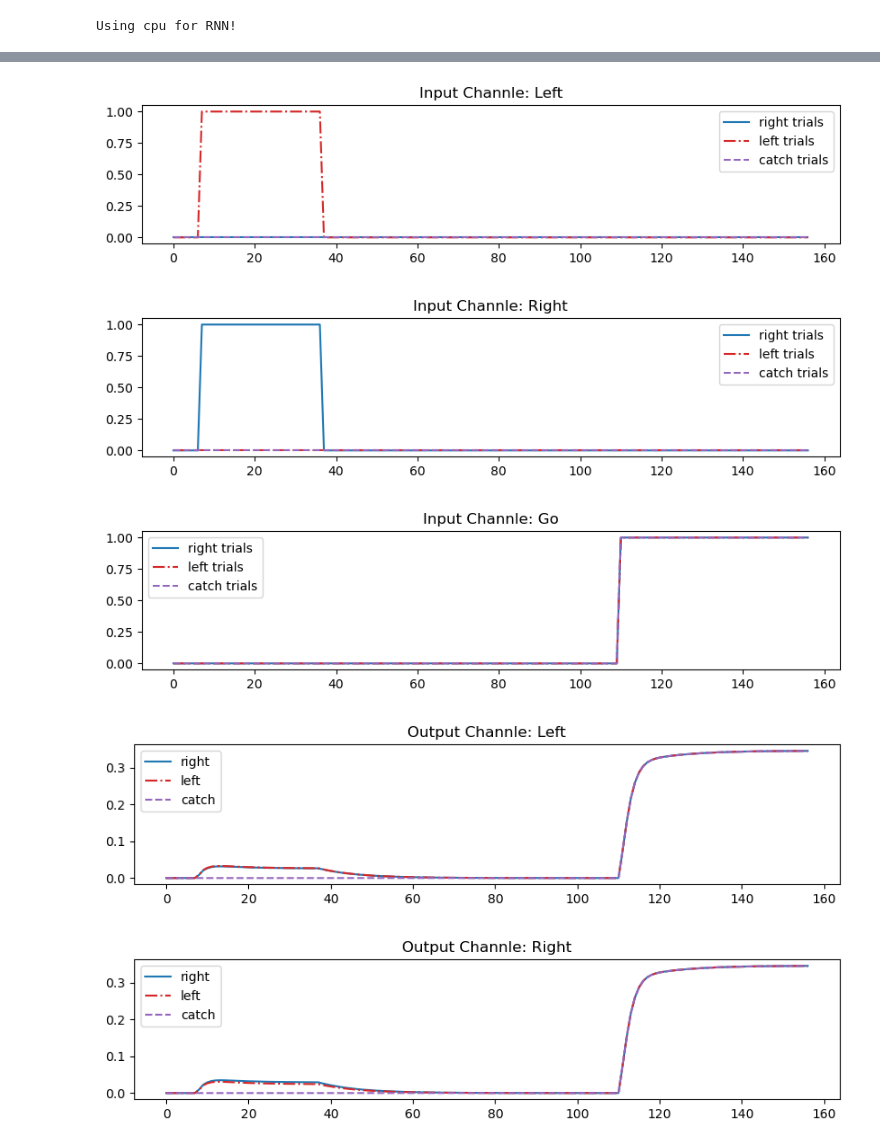
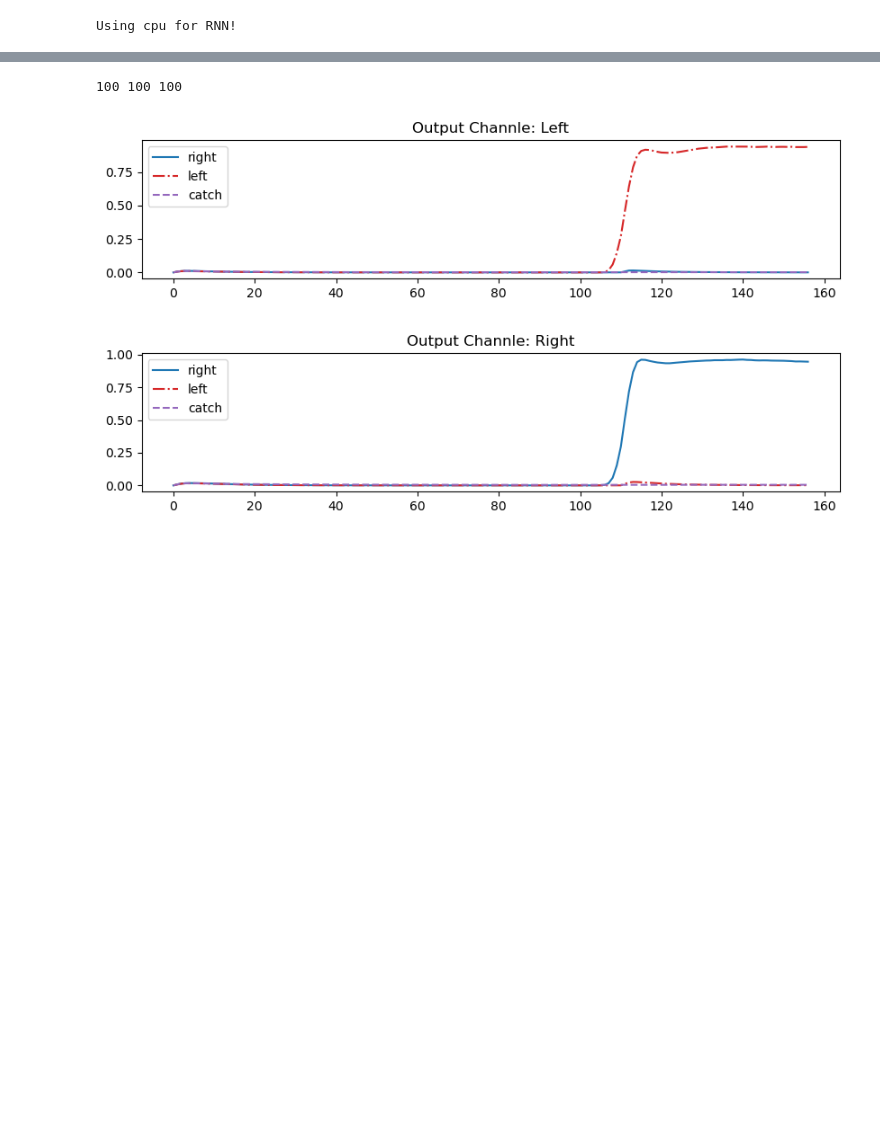
Before and after one commit to engellab/trainRNNbrain, a Jupyter notebook: jupyter/Training ALM Decision Task.ipynb, the cells around one changed output, grey strips where cells are left out. Drawn from its saved outputs; the diff is of its cells as text; code cells hidden in the pictures; blank space fills up the shorter version.

Commit message:
add ALM task and training files, changed Trainer.py (var >> std)

```diff
--- a/jupyter/Training ALM Decision Task.ipynb
+++ b/jupyter/Training ALM Decision Task.ipynb
@@ -21,6 +20,6 @@ from sklearn.decomposition import PCA
 dict_path = "/Users/jiayizhang/Documents/code_base/rnn-coach/"
 task_name = "ALM"
 activation = "relu"
-config_dict = json.load(open(os.path.join(dict_path, "data", "configs", f'train_config_{task_name}_{activation}.json'), mode="r"))
-print("last updated: ", config_dict["last_compiled"])
+config_dict = json.load(open(os.path.join(dict_path, "data", "configs", f'train_config_{task_name}_{activation}_more_trials.json'), mode="r"))
+print("config file last updated: ", config_dict["last_compiled"])
 # %% [output]
@@ -49,10 +48,12 @@ output_size = config_dict["num_outputs"]
 if (activation == "relu"):
     activation = lambda x: torch.maximum(x, torch.tensor(0))
 constrained = config_dict["constrained"]
+# constrained = False
 sigma_inp = config_dict["sigma_inp"]
 sigma_rec = config_dict["sigma_rec"]
 connectivity_density_rec = config_dict["connectivity_density_rec"]
 spectral_rad = config_dict["sr"]
+spectral_rad = 2
 seed = config_dict["seed"]
 
 rng = torch.Generator()
@@ -154,31 +166,24 @@ RNN_valid = RNN_numpy(N=net_params["N"],
 # %%
 input_batch_valid, target_batch_valid = task.get_batch()
 # %%
-RNN_valid.run(input_timeseries=input_batch_valid)
+RNN_valid.clear_history()
+RNN_valid.run(input_timeseries=input_batch_valid, sigma_inp=sigma_inp, sigma_rec=sigma_rec)
 output = RNN_valid.get_output()
 # %%
+# visualize RNN output
 n_r, n_l = task_params["n_rights"], task_params["n_lefts"]
 n_c = task_params["n_catches"]
+print(n_r, n_l, n_c)
 ch_names = ["Left", "Right"]
-
-for i in range(input_size):  # left, right, go
-    fig = plt.figure(figsize = (10, 2))
-    plt.plot(np.average(input_batch_valid[i,:,:n_r], axis=1), c='tab:blue', label="right trials")
-    plt.plot(np.average(input_batch_valid[i,:,n_r:n_r+n_l], axis=1), c='tab:red', ls="-.", label="left trials")
-    plt.plot(np.average(input_batch_valid[i,:,n_r+n_l:n_c+n_r+n_l], axis=1), c='tab:purple', ls="--", label="catch trials")
-    plt.title(f"Input Channle: {channel_names[i]}")
-    plt.legend()
 
 for i in range(output_size): # left, right
     fig = plt.figure(figsize = (10, 2))
     plt.plot(np.average(output[i,:,:n_r], axis=1), c='tab:blue', label="right")
     plt.plot(np.average(output[i,:,n_r:n_r+n_l], axis=1), c='tab:red', ls="-.", label="left")
     plt.plot(np.average(output[i,:,n_r+n_l:n_c+n_r+n_l], axis=1), c='tab:purple', ls="--", label="catch")
     plt.title(f"Output Channle: {ch_names[i]}")
     plt.legend()
 # %% [output]
+100 100 100
-[figure, old version]
+[figure, new version]
-[figure, old version]
+[figure, new version]
-[figure, removed]
-[figure, removed]
-[figure, removed]
```
Also changed, not shown: parts of 7 cells of this notebook, 5 other files.
